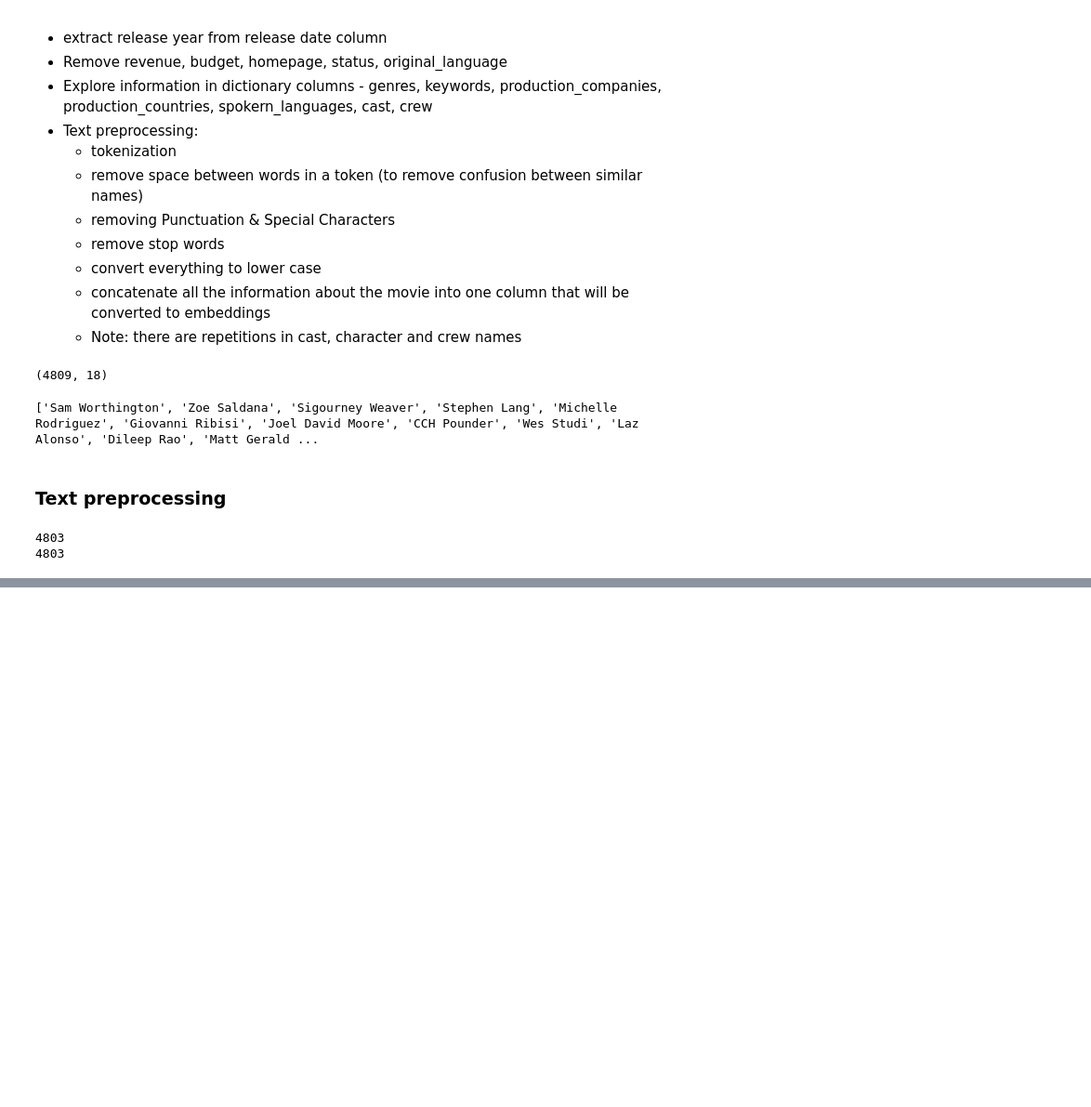
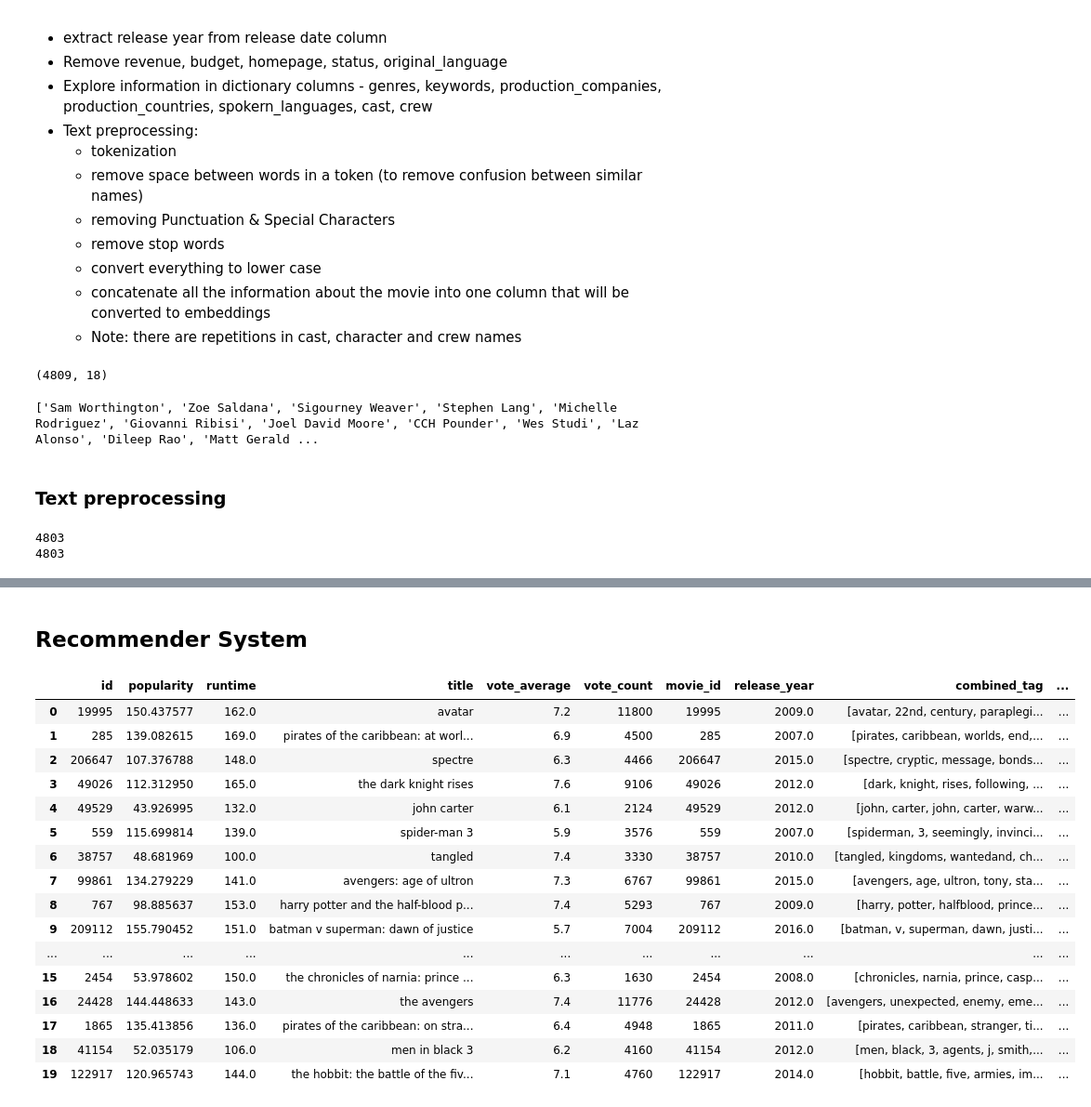
Before and after one commit to suvkp/movie-recommender-system, a Jupyter notebook: notebook/01_eda.ipynb, the cells around one changed output, grey strips where cells are left out. Shown at 93% size. Drawn from its saved outputs; the diff is of its cells as text; code cells hidden in the pictures; blank space fills up the shorter version.

Commit message:
rec system p1

```diff
--- a/notebook/01_eda.ipynb
+++ b/notebook/01_eda.ipynb
@@ -311,0 +339,22 @@ movies_comb.head(10)
+# %% [markdown]
+## Recommender System
+# %%
+movies_comb.head(20)
+# %% [output]
+|  | id | popularity | runtime | title | vote_average | vote_count | movie_id | release_year | combined_tag | ... |
+| 0 | 19995 | 150.437577 | 162.0 | avatar | 7.2 | 11800 | 19995 | 2009.0 | [avatar, 22nd, century, paraplegi... | ... |
+| 1 | 285 | 139.082615 | 169.0 | pirates of the caribbean: at worl... | 6.9 | 4500 | 285 | 2007.0 | [pirates, caribbean, worlds, end,... | ... |
+| 2 | 206647 | 107.376788 | 148.0 | spectre | 6.3 | 4466 | 206647 | 2015.0 | [spectre, cryptic, message, bonds... | ... |
+| 3 | 49026 | 112.312950 | 165.0 | the dark knight rises | 7.6 | 9106 | 49026 | 2012.0 | [dark, knight, rises, following, ... | ... |
+| 4 | 49529 | 43.926995 | 132.0 | john carter | 6.1 | 2124 | 49529 | 2012.0 | [john, carter, john, carter, warw... | ... |
+| 5 | 559 | 115.699814 | 139.0 | spider-man 3 | 5.9 | 3576 | 559 | 2007.0 | [spiderman, 3, seemingly, invinci... | ... |
+| 6 | 38757 | 48.681969 | 100.0 | tangled | 7.4 | 3330 | 38757 | 2010.0 | [tangled, kingdoms, wantedand, ch... | ... |
+| 7 | 99861 | 134.279229 | 141.0 | avengers: age of ultron | 7.3 | 6767 | 99861 | 2015.0 | [avengers, age, ultron, tony, sta... | ... |
+| 8 | 767 | 98.885637 | 153.0 | harry potter and the half-blood p... | 7.4 | 5293 | 767 | 2009.0 | [harry, potter, halfblood, prince... | ... |
+| 9 | 209112 | 155.790452 | 151.0 | batman v superman: dawn of justice | 5.7 | 7004 | 209112 | 2016.0 | [batman, v, superman, dawn, justi... | ... |
+| ... | ... | ... | ... | ... | ... | ... | ... | ... | ... | ... |
+| 15 | 2454 | 53.978602 | 150.0 | the chronicles of narnia: prince ... | 6.3 | 1630 | 2454 | 2008.0 | [chronicles, narnia, prince, casp... | ... |
+| 16 | 24428 | 144.448633 | 143.0 | the avengers | 7.4 | 11776 | 24428 | 2012.0 | [avengers, unexpected, enemy, eme... | ... |
+| 17 | 1865 | 135.413856 | 136.0 | pirates of the caribbean: on stra... | 6.4 | 4948 | 1865 | 2011.0 | [pirates, caribbean, stranger, ti... | ... |
+| 18 | 41154 | 52.035179 | 106.0 | men in black 3 | 6.2 | 4160 | 41154 | 2012.0 | [men, black, 3, agents, j, smith,... | ... |
+| 19 | 122917 | 120.965743 | 144.0 | the hobbit: the battle of the fiv... | 7.1 | 4760 | 122917 | 2014.0 | [hobbit, battle, five, armies, im... | ... |
```
Also changed, not shown: parts of 10 cells of this notebook.
